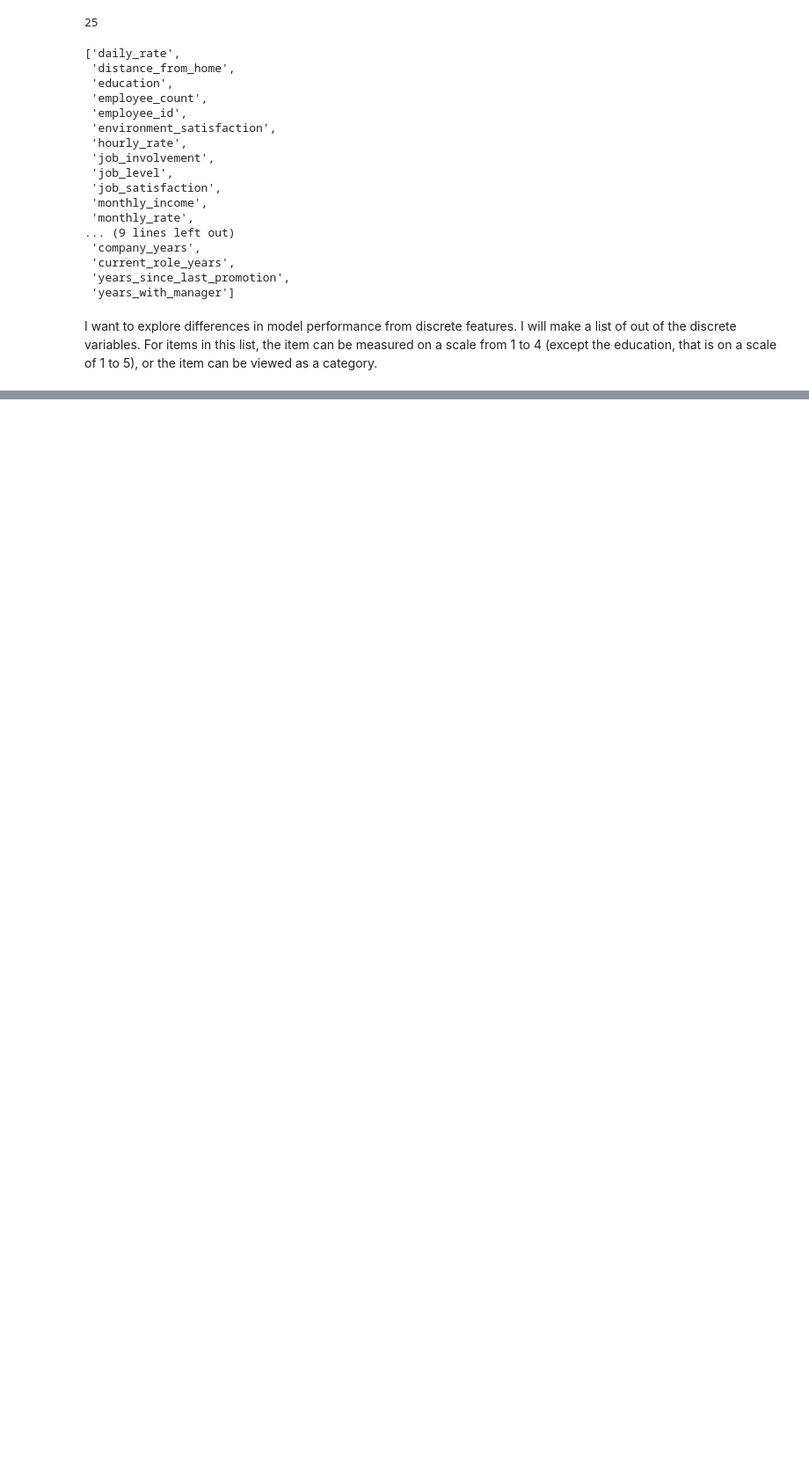
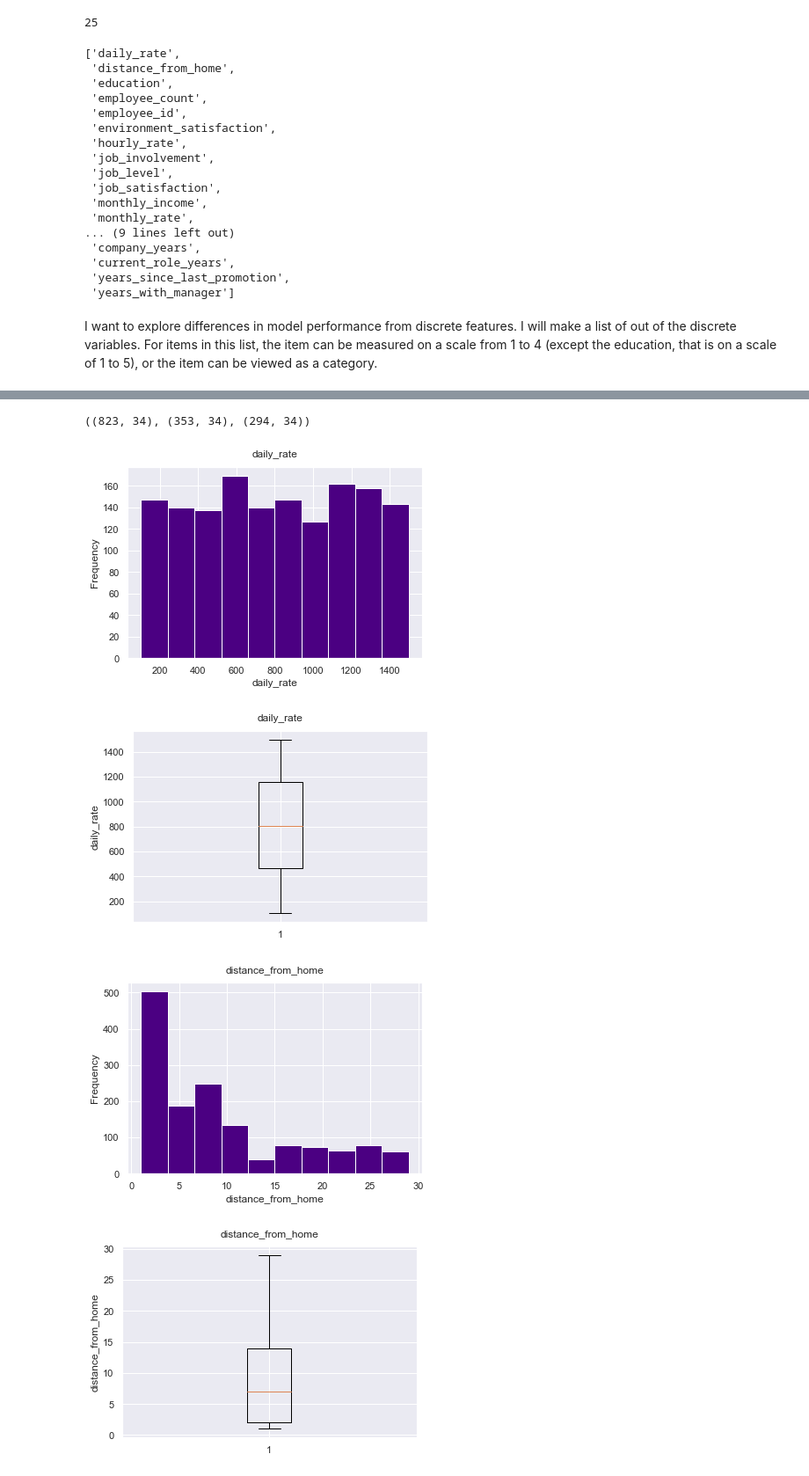
Before and after one commit to masonsherbondy/Individual-Project, a Jupyter notebook: workbook.ipynb, the cells around one changed output, grey strips where cells are left out. Shown: that part at 88% size. Drawn from its saved outputs; the diff is of its cells as text; code cells hidden in the pictures; blank space fills up the shorter version.

```diff
--- a/workbook.ipynb
+++ b/workbook.ipynb
@@ -164,0 +354,13 @@ discrete = ['education',
+# %%
+#juxtapose subset shapes
+train.shape, validate.shape, test.shape
+# %% [output]
+((823, 34), (353, 34), (294, 34))
+# %%
+#loop through numeric features to view distributions
+explore.plot_distributions(df, numeric)
+# %% [output]
+[figure, added]
+[figure, added]
+[figure, added]
+[figure, added]
```
Also changed, not shown: parts of 13 cells of this notebook, 3 other files.
